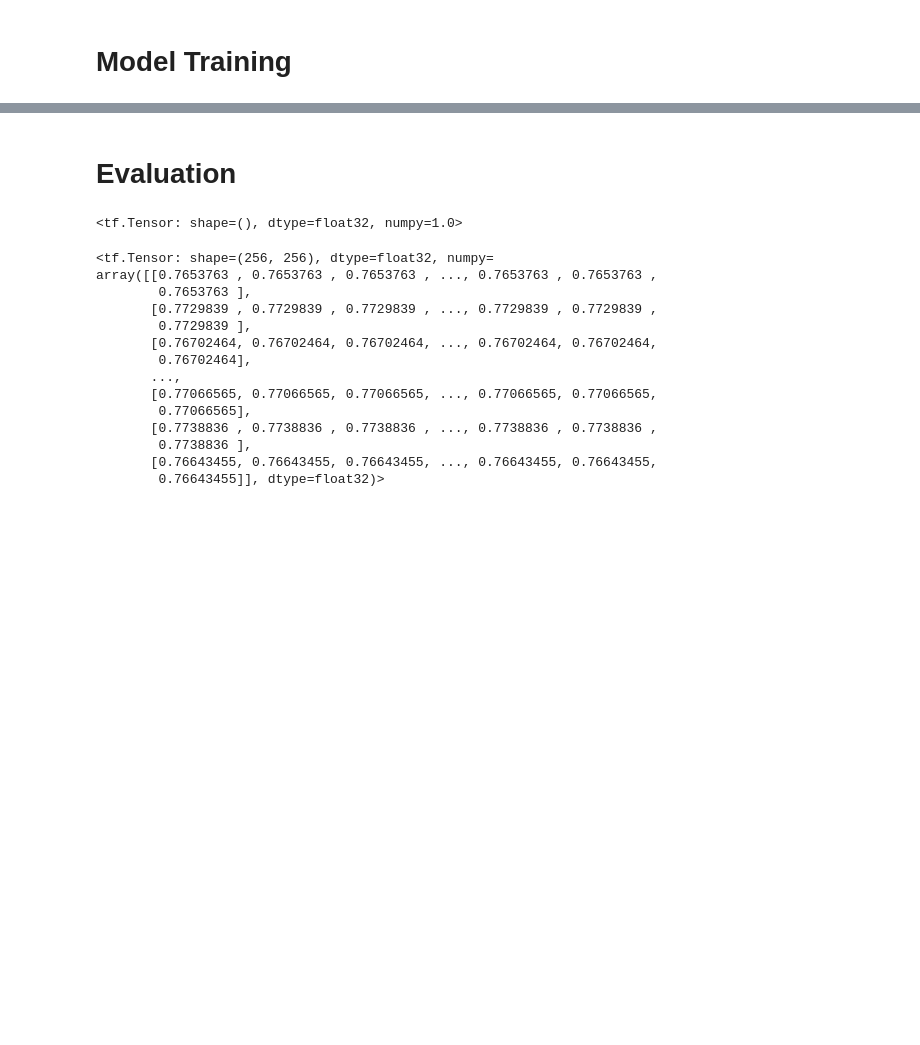
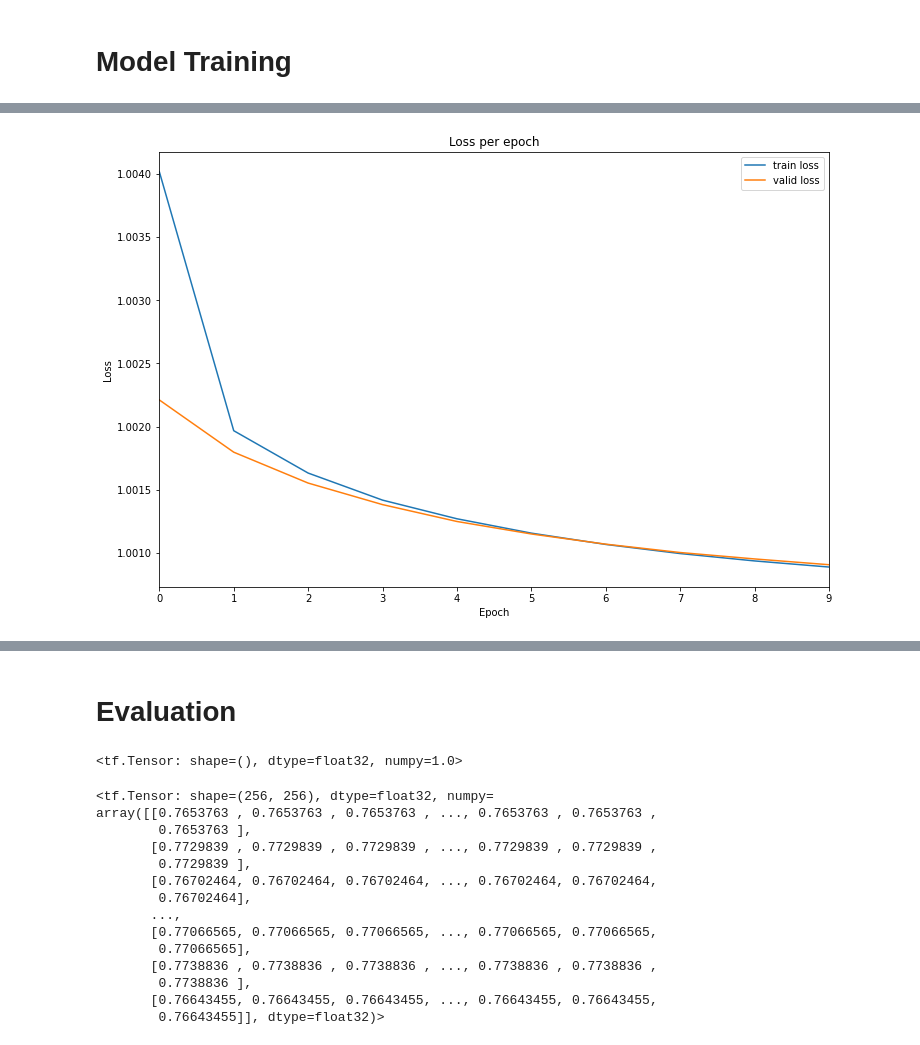
Before and after one commit to LeviiBereg/Reqver-model, a Jupyter notebook: Model workflow.ipynb, the cells around one changed output, grey strips where cells are left out. Cells and saved outputs as stored; diff of their text form; code cells hidden in the pictures; blank space fills up the shorter version.

Commit message:
Keras model, plots

```diff
--- a/Model workflow.ipynb
+++ b/Model workflow.ipynb
@@ -161,11 +174,9 @@ sc_model = 'convolutional' # 'lstm'
 conv_kernel_sizes = [2,3,5]
 conv_n_filters = 100
 # %%
-##### Migrated into `train_step` function #####
-
-# input_sc_ids = tf.keras.layers.Input(shape=(sc_max_seq_length,),
-#                                        dtype=tf.int32,
-#                                        name="sc_input_ids")
+input_sc_ids = tf.keras.layers.Input(shape=(sc_max_seq_length,),
+                                       dtype=tf.int32,
+                                       name="sc_input_ids")
 
 sc_embedding = tf.keras.layers.Embedding(len(model.vocab),
                                          model.vector_size,
@@ -353,7 +437,9 @@ train_samples = len(train_desc_word_ids)
 valid_samples = len(test_desc_word_ids)
 train_steps_per_epoch = train_samples // batch_size
 valid_steps_per_epoch = valid_samples // batch_size
-epochs = 3
-n_negatives = 30
-val_n_negatives = 30
-loss_margin = 1
+epochs = 10
+
+########## Redundant ##########
+
+# n_negatives = 30
+# val_n_negatives = 30
@@ -367,3 +446,3 @@ loss_margin = 1
 # %%
-train_data = tf.data.Dataset.from_tensor_slices((train_desc_word_ids, train_desc_input_mask, train_desc_segment_ids, train_sc_ids)).shuffle(len(train_desc_word_ids), reshuffle_each_iteration=True).batch(batch_size, drop_remainder=True)
-valid_data = tf.data.Dataset.from_tensor_slices((test_desc_word_ids, test_desc_input_mask, test_desc_segment_ids, test_sc_ids)).shuffle(len(test_desc_word_ids), reshuffle_each_iteration=True).batch(batch_size, drop_remainder=True)
+train_data = tf.data.Dataset.from_tensor_slices(((train_desc_word_ids, train_desc_input_mask, train_desc_segment_ids, train_sc_ids), np.ones((len(train_desc_word_ids),1)))).shuffle(len(train_desc_word_ids), reshuffle_each_iteration=True).batch(batch_size, drop_remainder=True)
+valid_data = tf.data.Dataset.from_tensor_slices(((test_desc_word_ids, test_desc_input_mask, test_desc_segment_ids, test_sc_ids), np.ones((len(test_desc_word_ids),1)))).shuffle(len(test_desc_word_ids), reshuffle_each_iteration=True).batch(batch_size, drop_remainder=True)
@@ -408,0 +449,5 @@ KeyboardInterrupt:
+# %%
+train_hist = sim_model.fit(train_data,
+                           epochs=epochs,
+                           validation_data=valid_data,
+                           callbacks=[cp_callback])
@@ -408,0 +472,13 @@ KeyboardInterrupt:
+# %%
+plt.figure(figsize=(12,8))
+plt.plot(train_hist.history['loss'], label='train loss')
+plt.plot(train_hist.history['val_loss'], label='valid loss')
+plt.title('Loss per epoch')
+plt.xlabel('Epoch')
+plt.ylabel('Loss')
+plt.xticks(np.linspace(0, epochs-1, epochs))
+plt.xlim(0,epochs-1)
+plt.legend()
+plt.show()
+# %% [output]
+[figure, added]
```
Also changed, not shown: parts of 22 cells of this notebook.
